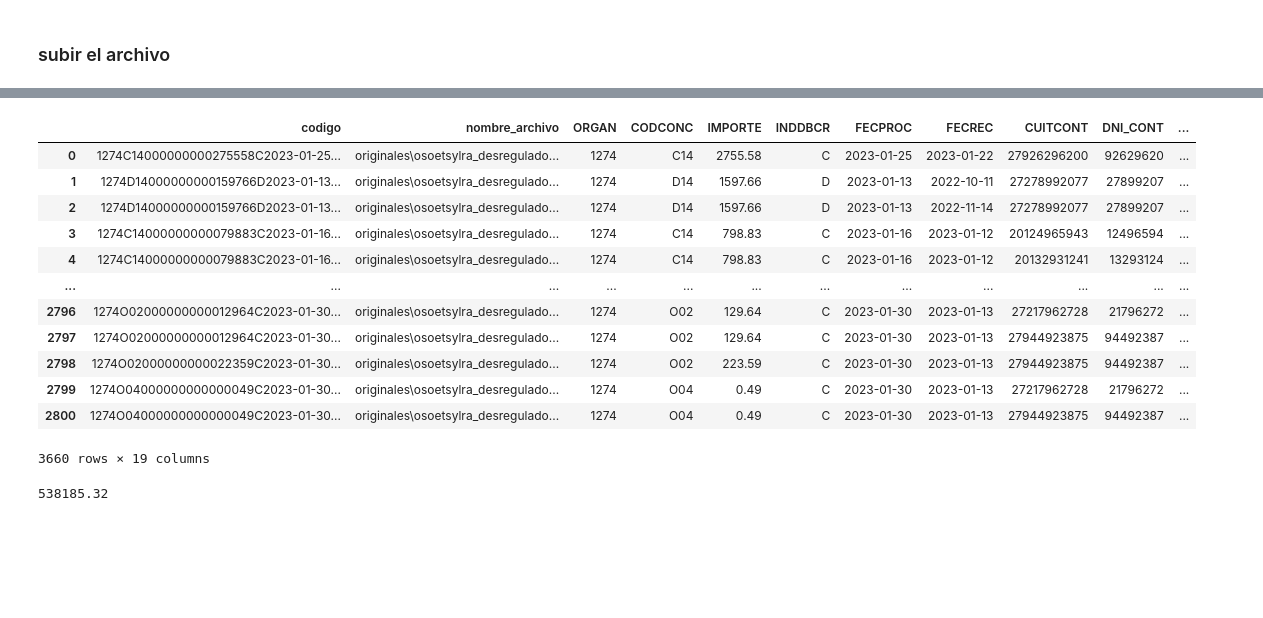
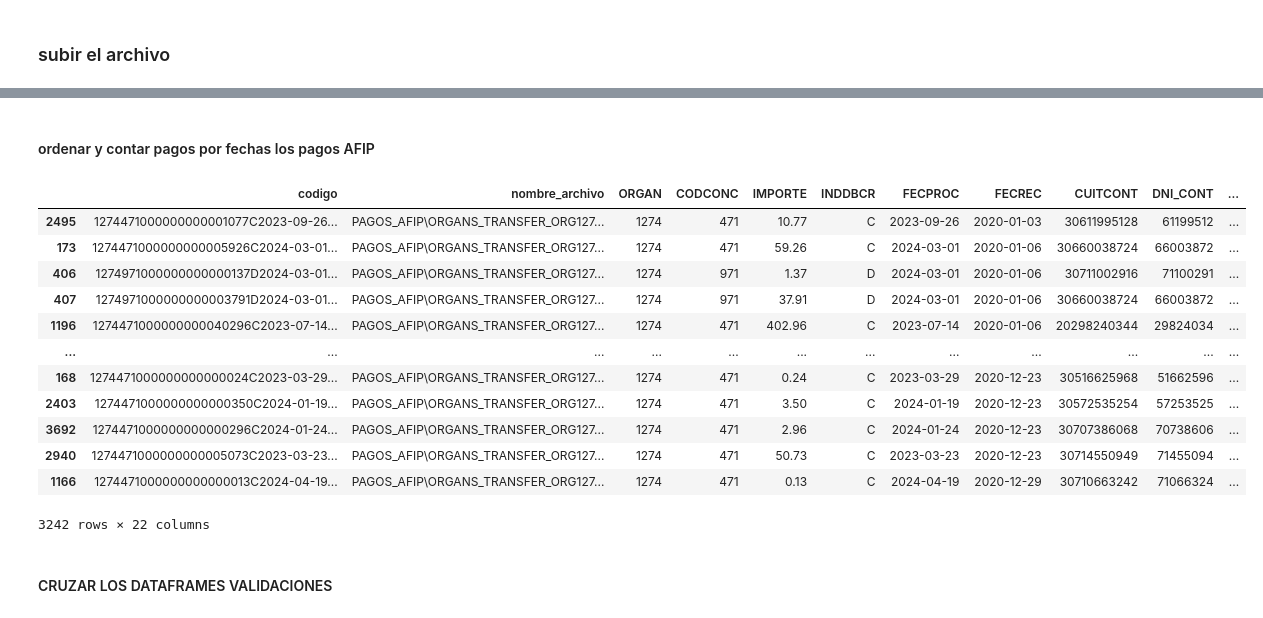
Before and after one commit to dantegarciadev/osoetsy_csv, a Jupyter notebook: ordenar_pagos_meplife.ipynb, the cells around one changed output, grey strips where cells are left out. Saved outputs shown, nothing was run; the diff lists cells and outputs as text; code cells hidden in the pictures; blank space fills up the shorter version.

```diff
--- a/ordenar_pagos_meplife.ipynb
+++ b/ordenar_pagos_meplife.ipynb
@@ -57,0 +53,8 @@ datos_combinados
+# %%
+datos_combinados['codigo'] = datos_combinados['codigo'].astype(str)
+borrar = ['HFTRANSF','TNNOM','TFTR']
+# armo una expresion regular para combinar todas las cadenas de la lista
+patron = '|'.join(borrar)
+print(patron)
+datos_combinados_limpio= datos_combinados[~datos_combinados['codigo'].str.contains(patron, regex = True)]
+datos_combinados_limpio
@@ -81,16 +182,0 @@ datos_combinados['MARCAPR']= datos_combinados['codigo'].str.slice(99, 100)
-# %%
-datos_combinados
-# %% [output]
-|  | codigo | nombre_archivo | ORGAN | CODCONC | IMPORTE | INDDBCR | FECPROC | FECREC | CUITCONT | DNI_CONT | ... |
-| 0 | 1274C14000000000275558C2023-01-25... | originales\osoetsylra_desregulado... | 1274 | C14 | 2755.58 | C | 2023-01-25 | 2023-01-22 | 27926296200 | 92629620 | ... |
-| 1 | 1274D14000000000159766D2023-01-13... | originales\osoetsylra_desregulado... | 1274 | D14 | 1597.66 | D | 2023-01-13 | 2022-10-11 | 27278992077 | 27899207 | ... |
-| 2 | 1274D14000000000159766D2023-01-13... | originales\osoetsylra_desregulado... | 1274 | D14 | 1597.66 | D | 2023-01-13 | 2022-11-14 | 27278992077 | 27899207 | ... |
-| 3 | 1274C14000000000079883C2023-01-16... | originales\osoetsylra_desregulado... | 1274 | C14 | 798.83 | C | 2023-01-16 | 2023-01-12 | 20124965943 | 12496594 | ... |
-| 4 | 1274C14000000000079883C2023-01-16... | originales\osoetsylra_desregulado... | 1274 | C14 | 798.83 | C | 2023-01-16 | 2023-01-12 | 20132931241 | 13293124 | ... |
-| ... | ... | ... | ... | ... | ... | ... | ... | ... | ... | ... | ... |
-| 2796 | 1274O02000000000012964C2023-01-30... | originales\osoetsylra_desregulado... | 1274 | O02 | 129.64 | C | 2023-01-30 | 2023-01-13 | 27217962728 | 21796272 | ... |
-| 2797 | 1274O02000000000012964C2023-01-30... | originales\osoetsylra_desregulado... | 1274 | O02 | 129.64 | C | 2023-01-30 | 2023-01-13 | 27944923875 | 94492387 | ... |
-| 2798 | 1274O02000000000022359C2023-01-30... | originales\osoetsylra_desregulado... | 1274 | O02 | 223.59 | C | 2023-01-30 | 2023-01-13 | 27944923875 | 94492387 | ... |
-| 2799 | 1274O04000000000000049C2023-01-30... | originales\osoetsylra_desregulado... | 1274 | O04 | 0.49 | C | 2023-01-30 | 2023-01-13 | 27217962728 | 21796272 | ... |
-| 2800 | 1274O04000000000000049C2023-01-30... | originales\osoetsylra_desregulado... | 1274 | O04 | 0.49 | C | 2023-01-30 | 2023-01-13 | 27944923875 | 94492387 | ... |
-3660 rows × 19 columns
@@ -110,4 +182,0 @@ temp['dni']= temp['dni'].astype(int)
-# %%
-temp['Aporte'].sum()
-# %% [output]
-538185.32
@@ -116,0 +183,24 @@ temp.to_csv(save_path + '\pagos_sidefi.csv', index=False)
+# %% [markdown]
+#### ordenar y contar pagos por fechas los pagos AFIP
+# %%
+#print(datos_combinados_limpio['IMPORTE'])
+#total = datos_combinados_limpio['IMPORTE'].sum().round(2)
+datos_combinados_fecha = datos_combinados_limpio[(datos_combinados_limpio['FECREC']>'2020-01-01') & (datos_combinados_limpio['FECREC']<'2020-12-30')]
+datos_combinados_fecha.sort_values(by=['FECREC'], ascending=True)
+#total
+# %% [output]
+|  | codigo | nombre_archivo | ORGAN | CODCONC | IMPORTE | INDDBCR | FECPROC | FECREC | CUITCONT | DNI_CONT | ... |
+| 2495 | 1274471000000000001077C2023-09-26... | PAGOS_AFIP\ORGANS_TRANSFER_ORG127... | 1274 | 471 | 10.77 | C | 2023-09-26 | 2020-01-03 | 30611995128 | 61199512 | ... |
+| 173 | 1274471000000000005926C2024-03-01... | PAGOS_AFIP\ORGANS_TRANSFER_ORG127... | 1274 | 471 | 59.26 | C | 2024-03-01 | 2020-01-06 | 30660038724 | 66003872 | ... |
+| 406 | 1274971000000000000137D2024-03-01... | PAGOS_AFIP\ORGANS_TRANSFER_ORG127... | 1274 | 971 | 1.37 | D | 2024-03-01 | 2020-01-06 | 30711002916 | 71100291 | ... |
+| 407 | 1274971000000000003791D2024-03-01... | PAGOS_AFIP\ORGANS_TRANSFER_ORG127... | 1274 | 971 | 37.91 | D | 2024-03-01 | 2020-01-06 | 30660038724 | 66003872 | ... |
+| 1196 | 1274471000000000040296C2023-07-14... | PAGOS_AFIP\ORGANS_TRANSFER_ORG127... | 1274 | 471 | 402.96 | C | 2023-07-14 | 2020-01-06 | 20298240344 | 29824034 | ... |
+| ... | ... | ... | ... | ... | ... | ... | ... | ... | ... | ... | ... |
+| 168 | 1274471000000000000024C2023-03-29... | PAGOS_AFIP\ORGANS_TRANSFER_ORG127... | 1274 | 471 | 0.24 | C | 2023-03-29 | 2020-12-23 | 30516625968 | 51662596 | ... |
+| 2403 | 1274471000000000000350C2024-01-19... | PAGOS_AFIP\ORGANS_TRANSFER_ORG127... | 1274 | 471 | 3.50 | C | 2024-01-19 | 2020-12-23 | 30572535254 | 57253525 | ... |
+| 3692 | 1274471000000000000296C2024-01-24... | PAGOS_AFIP\ORGANS_TRANSFER_ORG127... | 1274 | 471 | 2.96 | C | 2024-01-24 | 2020-12-23 | 30707386068 | 70738606 | ... |
+| 2940 | 1274471000000000005073C2023-03-23... | PAGOS_AFIP\ORGANS_TRANSFER_ORG127... | 1274 | 471 | 50.73 | C | 2023-03-23 | 2020-12-23 | 30714550949 | 71455094 | ... |
+| 1166 | 1274471000000000000013C2024-04-19... | PAGOS_AFIP\ORGANS_TRANSFER_ORG127... | 1274 | 471 | 0.13 | C | 2024-04-19 | 2020-12-29 | 30710663242 | 71066324 | ... |
+3242 rows × 22 columns
+# %% [markdown]
+#### CRUZAR LOS DATAFRAMES VALIDACIONES
```
Also changed, not shown: parts of 24 cells of this notebook, 4 other files.
